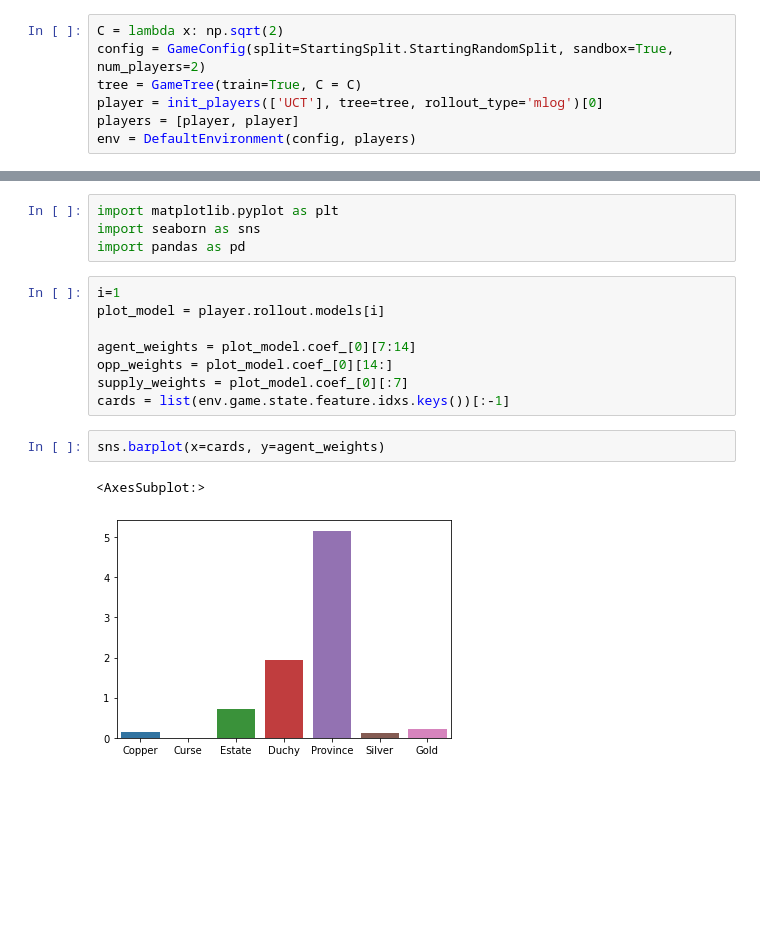
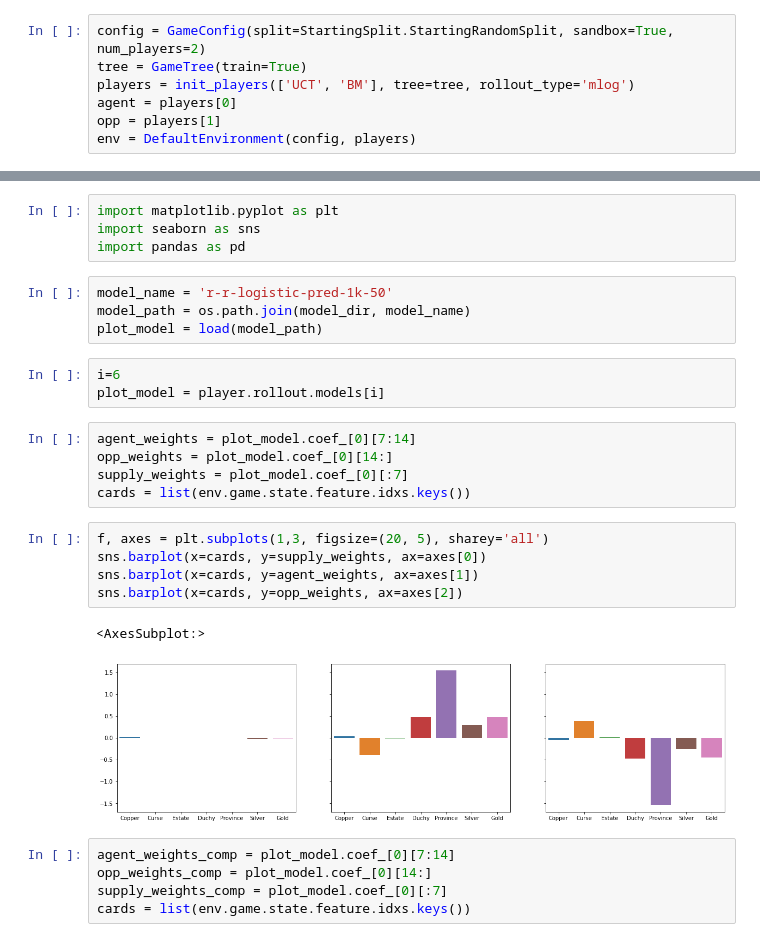
Before and after one commit to SpecificGenerality/PyDominion, a Jupyter notebook: notebooks/mcts_training.ipynb, the cells around one changed output, grey strips where cells are left out. Drawn from its saved outputs; the diff is of its cells as text; blank space fills up the shorter version.

```diff
--- a/notebooks/mcts_training.ipynb
+++ b/notebooks/mcts_training.ipynb
@@ -18,11 +18,11 @@ rollout_name = 'mlog-10k'
 tree_path = os.path.join(model_dir, tree_name)
 rollout_path = os.path.join(model_dir, rollout_name)
 # %%
-C = lambda x: np.sqrt(2)
 config = GameConfig(split=StartingSplit.StartingRandomSplit, sandbox=True, num_players=2)
-tree = GameTree(train=True, C = C)
-player = init_players(['UCT'], tree=tree, rollout_type='mlog')[0]
-players = [player, player]
+tree = GameTree(train=True)
+players = init_players(['UCT', 'BM'], tree=tree, rollout_type='mlog')
+agent = players[0]
+opp = players[1]
 env = DefaultEnvironment(config, players)
 # %%
 train_mcts(env=env, tree=tree, epochs=10000, train_epochs_interval=1000, save_epochs=1000, path=tree_path, rollout_path=rollout_path)
@@ -73,16 +51,28 @@ array([-0.24419736,  0.        , -0.02440402,  0.66076463,  0.98727435,
 import matplotlib.pyplot as plt
 import seaborn as sns
 import pandas as pd
+# %%
+model_name = 'r-r-logistic-pred-1k-50'
+model_path = os.path.join(model_dir, model_name)
+plot_model = load(model_path)
+# %%
+i=6
+plot_model = player.rollout.models[i]
 # %%
-i=1
-plot_model = player.rollout.models[i]
-
 agent_weights = plot_model.coef_[0][7:14]
 opp_weights = plot_model.coef_[0][14:]
 supply_weights = plot_model.coef_[0][:7]
-cards = list(env.game.state.feature.idxs.keys())[:-1]
+cards = list(env.game.state.feature.idxs.keys())
-# %%
-sns.barplot(x=cards, y=agent_weights)
-# %% [output]
-<AxesSubplot:>
-[figure, removed]
+# %%
+f, axes = plt.subplots(1,3, figsize=(20, 5), sharey='all')
+sns.barplot(x=cards, y=supply_weights, ax=axes[0])
+sns.barplot(x=cards, y=agent_weights, ax=axes[1])
+sns.barplot(x=cards, y=opp_weights, ax=axes[2])
+# %% [output]
+<AxesSubplot:>
+[figure, added]
+# %%
+agent_weights_comp = plot_model.coef_[0][7:14]
+opp_weights_comp = plot_model.coef_[0][14:]
+supply_weights_comp = plot_model.coef_[0][:7]
+cards = list(env.game.state.feature.idxs.keys())
```
Also changed, not shown: parts of 11 cells of this notebook, 4 other files.
